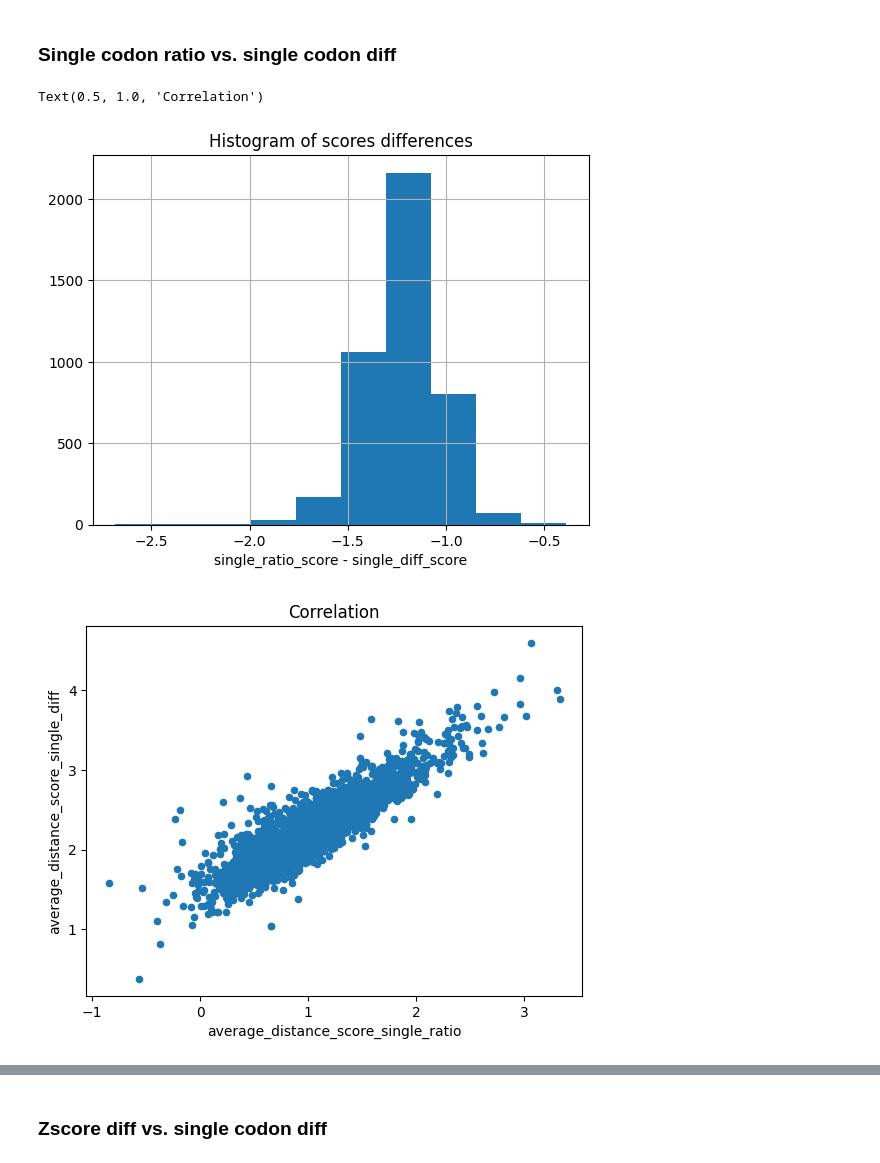
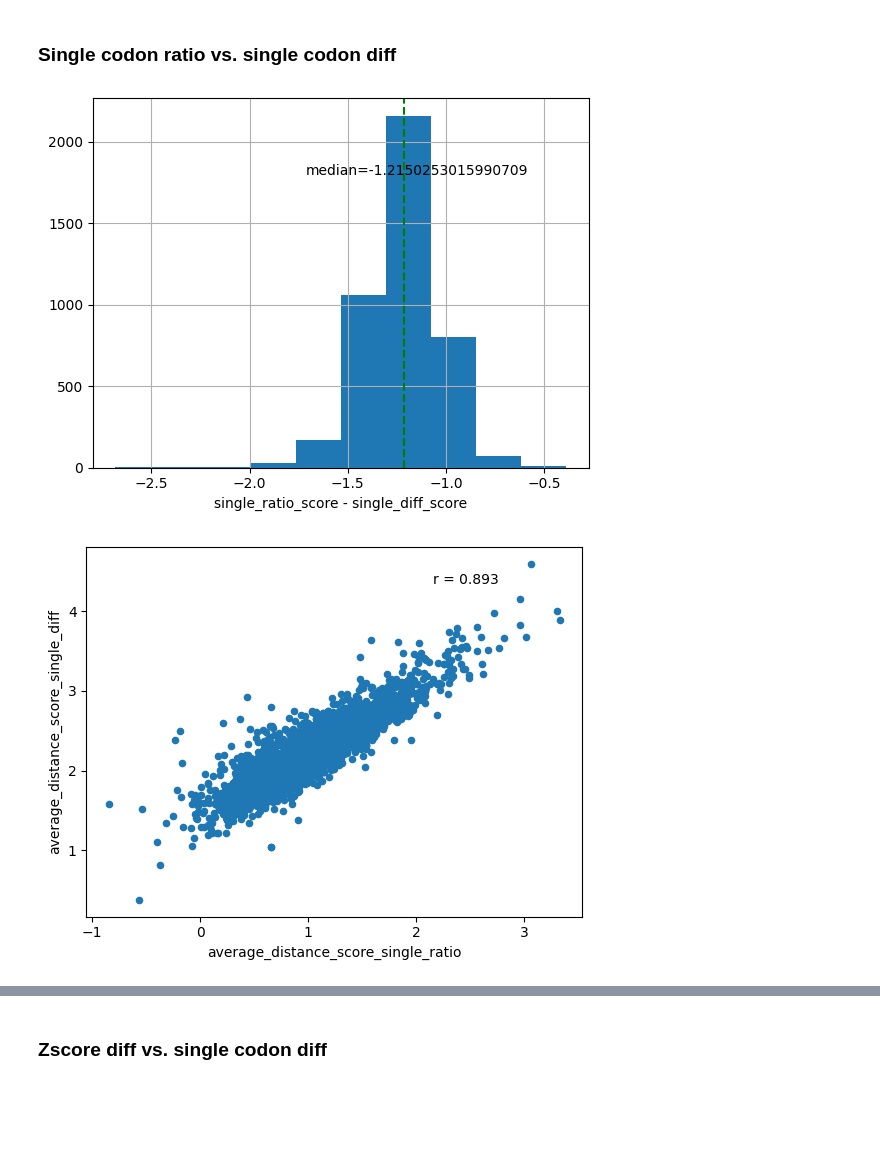
Before and after one commit to morikab/Igem_TAU_2021, a Jupyter notebook: analysis_graphs.ipynb, the cells around one changed output, grey strips where cells are left out. Cells and saved outputs as stored; diff of their text form; code cells hidden in the pictures; blank space fills up the shorter version.

```diff
--- a/analysis_graphs.ipynb
+++ b/analysis_graphs.ipynb
@@ -148,5 +144,18 @@ def add_median_to_histogram(score_name, histogram, row, col, upper_limit):
     histogram[row][col].axvline(median_value, color="green", linestyle="dashed", label="median")
     histogram[row][col].text(median_value-1, upper_limit, f"median={median_value}")
+# %%
+def plot_comparative_graphs(result, first_score, second_score, first_label, second_label, upper_bound):
+    difference = result[first_score]-result[second_score]
+    histogram = difference.hist()
+    histogram.set_xlabel(f"{first_label} - {second_label}")
+    median_value = difference.median()
+    histogram.axvline(median_value, color="green", linestyle="dashed", label="median")
+    histogram.text(median_value-0.5, upper_bound, f"median={median_value}")
+
+    scatter = result.plot.scatter(x=first_score, y=second_score)
+    r, p = stats.pearsonr(result[first_score], result[second_score])
+    scatter.annotate('r = {:.3f}'.format(r), xy=(0.7, 0.9), xycoords='axes fraction')
+    r2, p = stats.spearmanr(result[first_score], result[second_score])
 # %% [markdown]
 ### Escherichia-coli
 # %%
@@ -175,13 +202,7 @@ add_median_to_histogram("average_distance_score_single_ratio", histogram, 1, 1,
 # %% [markdown]
 ### Single codon ratio vs. single codon diff
 # %%
-difference = result["average_distance_score_single_ratio"]-result["average_distance_score_single_diff"]
-histogram = difference.hist()
-histogram.set_xlabel("single_ratio_score - single_diff_score")
-histogram.set_title("Histogram of scores differences")
-scatter = result.plot.scatter(x="average_distance_score_single_ratio", y="average_distance_score_single_diff")
-scatter.set_title("Correlation")
+plot_comparative_graphs(result, "average_distance_score_single_ratio", "average_distance_score_single_diff", "single_ratio_score", "single_diff_score", 1800)
 # %% [output]
-Text(0.5, 1.0, 'Correlation')
-[figure, old version]
+[figure, new version]
-[figure, old version]
+[figure, new version]
```
Also changed, not shown: parts of 74 cells of this notebook, 2 other files.
